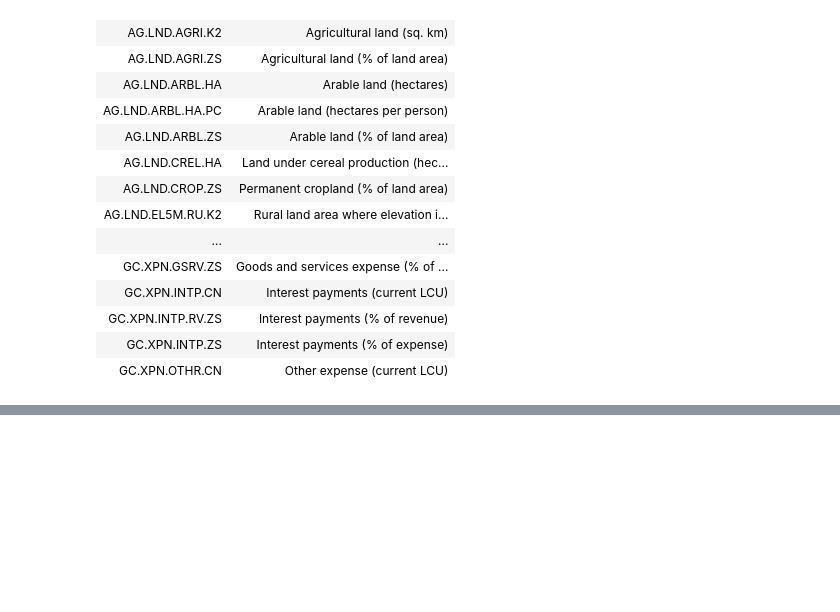
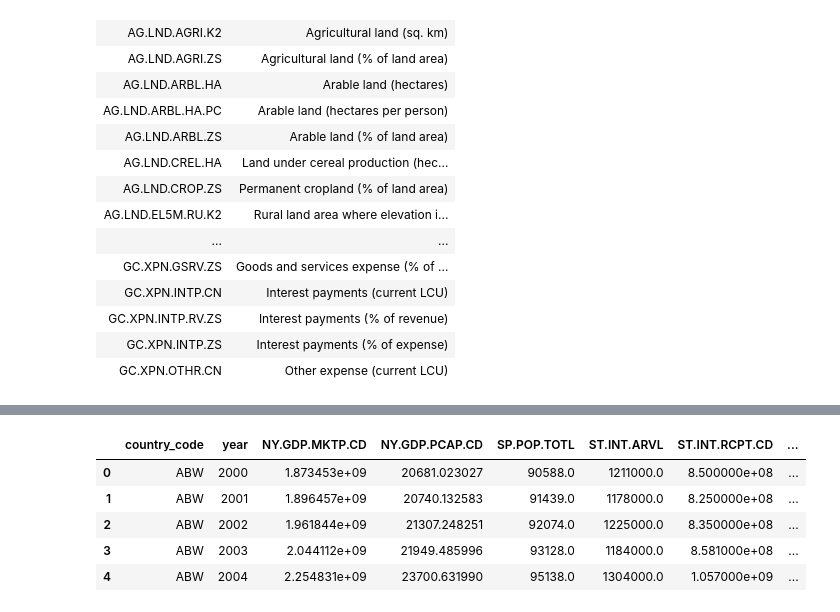
Before and after one commit to gamegtboyz/wb-top-traveling-analysis, a Jupyter notebook: test.ipynb, the cells around one changed output, grey strips where cells are left out. Cells and saved outputs as stored; diff of their text form; code cells hidden in the pictures; blank space fills up the shorter version.

```diff
--- a/test.ipynb
+++ b/test.ipynb
@@ -438,0 +183,9 @@ pivot_data
+# %%
+data.head()
+# %% [output]
+|  | country_code | year | NY.GDP.MKTP.CD | NY.GDP.PCAP.CD | SP.POP.TOTL | ST.INT.ARVL | ST.INT.RCPT.CD | ... |
+| 0 | ABW | 2000 | 1.873453e+09 | 20681.023027 | 90588.0 | 1211000.0 | 8.500000e+08 | ... |
+| 1 | ABW | 2001 | 1.896457e+09 | 20740.132583 | 91439.0 | 1178000.0 | 8.250000e+08 | ... |
+| 2 | ABW | 2002 | 1.961844e+09 | 21307.248251 | 92074.0 | 1225000.0 | 8.350000e+08 | ... |
+| 3 | ABW | 2003 | 2.044112e+09 | 21949.485996 | 93128.0 | 1184000.0 | 8.581000e+08 | ... |
+| 4 | ABW | 2004 | 2.254831e+09 | 23700.631990 | 95138.0 | 1304000.0 | 1.057000e+09 | ... |
```
Also changed, not shown: parts of 29 cells of this notebook, 1 other file.
